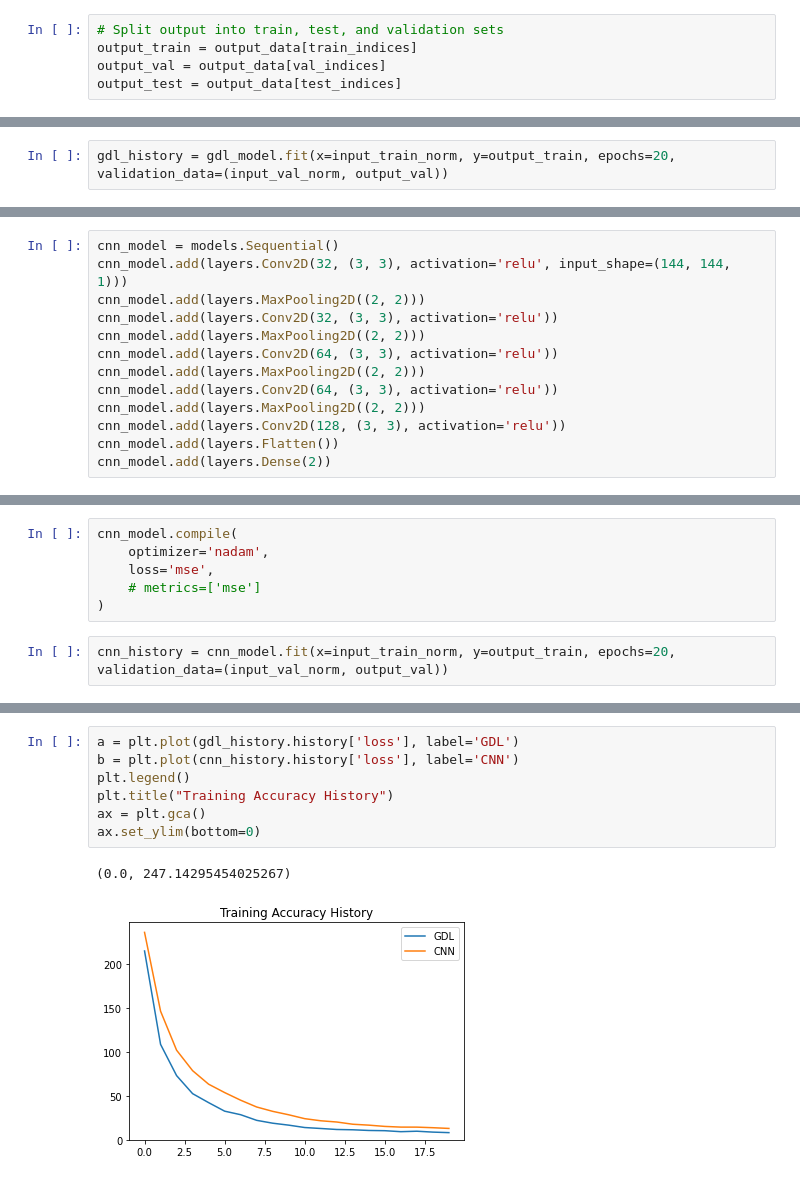
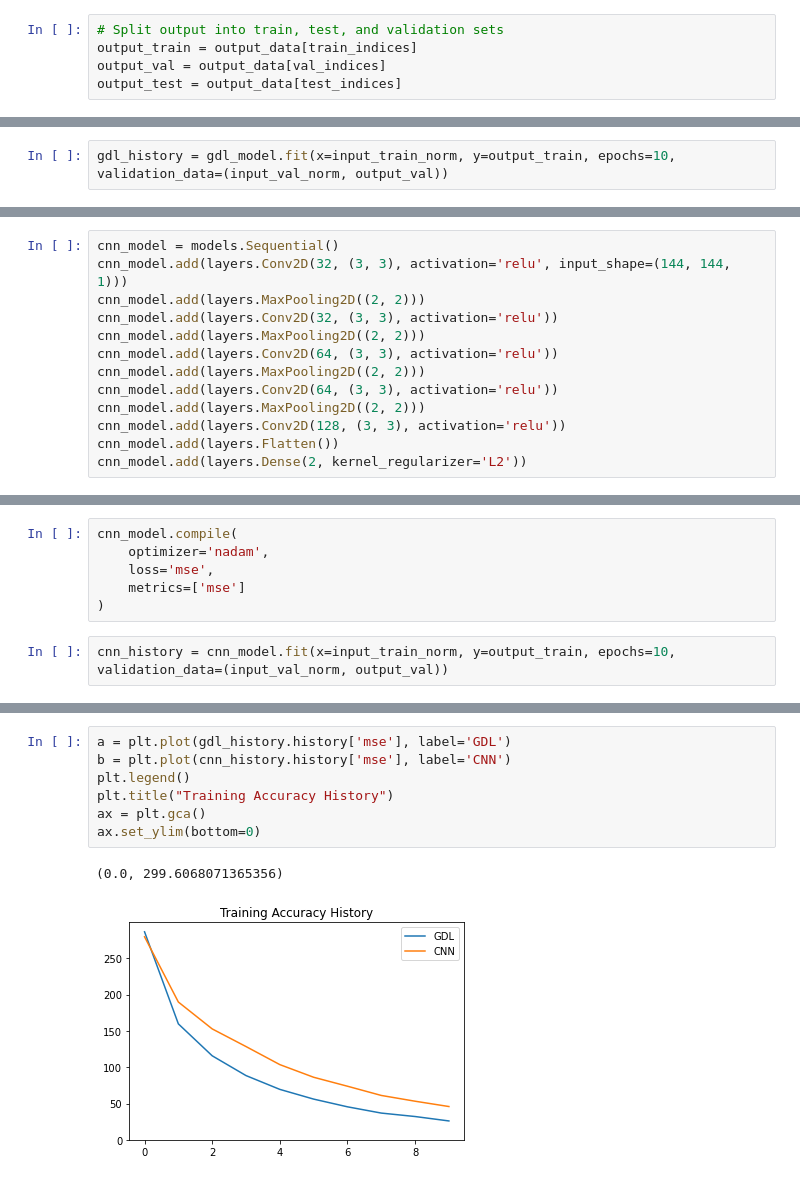
Before and after one commit to zyjux/gdl-storm-mode, a Jupyter notebook: notebooks/initial_rot_inv_CNN.ipynb, the cells around one changed output, grey strips where cells are left out. Cells and saved outputs as stored; diff of their text form.

Commit message:
Tested adding regularizer to both CNN and GDL networks

```diff
--- a/notebooks/initial_rot_inv_CNN.ipynb
+++ b/notebooks/initial_rot_inv_CNN.ipynb
@@ -192,5 +187,5 @@ gdl_model.compile(
 )
 # %%
-gdl_history = gdl_model.fit(x=input_train_norm, y=output_train, epochs=20, validation_data=(input_val_norm, output_val))
+gdl_history = gdl_model.fit(x=input_train_norm, y=output_train, epochs=10, validation_data=(input_val_norm, output_val))
 # %% [output]
 WARNING:tensorflow:Keras is training/fitting/evaluating on array-like data. Keras may not be optimized for this format, so if your input data format is supported by TensorFlow I/O (https://github.com/ ...
@@ -222,7 +222,7 @@ cnn_model.add(layers.Conv2D(64, (3, 3), activation='relu'))
 cnn_model.add(layers.MaxPooling2D((2, 2)))
 cnn_model.add(layers.Conv2D(128, (3, 3), activation='relu'))
 cnn_model.add(layers.Flatten())
-cnn_model.add(layers.Dense(2))
+cnn_model.add(layers.Dense(2, kernel_regularizer='L2'))
 # %%
 cnn_model.summary()
 # %% [output]
@@ -247,9 +247,9 @@ _________________________________________________________________
 cnn_model.compile(
     optimizer='nadam',
     loss='mse',
-    # metrics=['mse']
+    metrics=['mse']
 )
 # %%
-cnn_history = cnn_model.fit(x=input_train_norm, y=output_train, epochs=20, validation_data=(input_val_norm, output_val))
+cnn_history = cnn_model.fit(x=input_train_norm, y=output_train, epochs=10, validation_data=(input_val_norm, output_val))
 # %% [output]
 WARNING:tensorflow:Keras is training/fitting/evaluating on array-like data. Keras may not be optimized for this format, so if your input data format is supported by TensorFlow I/O (https://github.com/ ...
@@ -292,11 +292,11 @@ ax.set_ylim(bottom=0)
 # %%
-a = plt.plot(gdl_history.history['loss'], label='GDL')
-b = plt.plot(cnn_history.history['loss'], label='CNN')
+a = plt.plot(gdl_history.history['mse'], label='GDL')
+b = plt.plot(cnn_history.history['mse'], label='CNN')
 plt.legend()
 plt.title("Training Accuracy History")
 ax = plt.gca()
 ax.set_ylim(bottom=0)
 # %% [output]
-(0.0, 247.14295454025267)
+(0.0, 299.6068071365356)
-[figure, old version]
+[figure, new version]
 # %%
```
Also changed, not shown: parts of 18 cells of this notebook.
